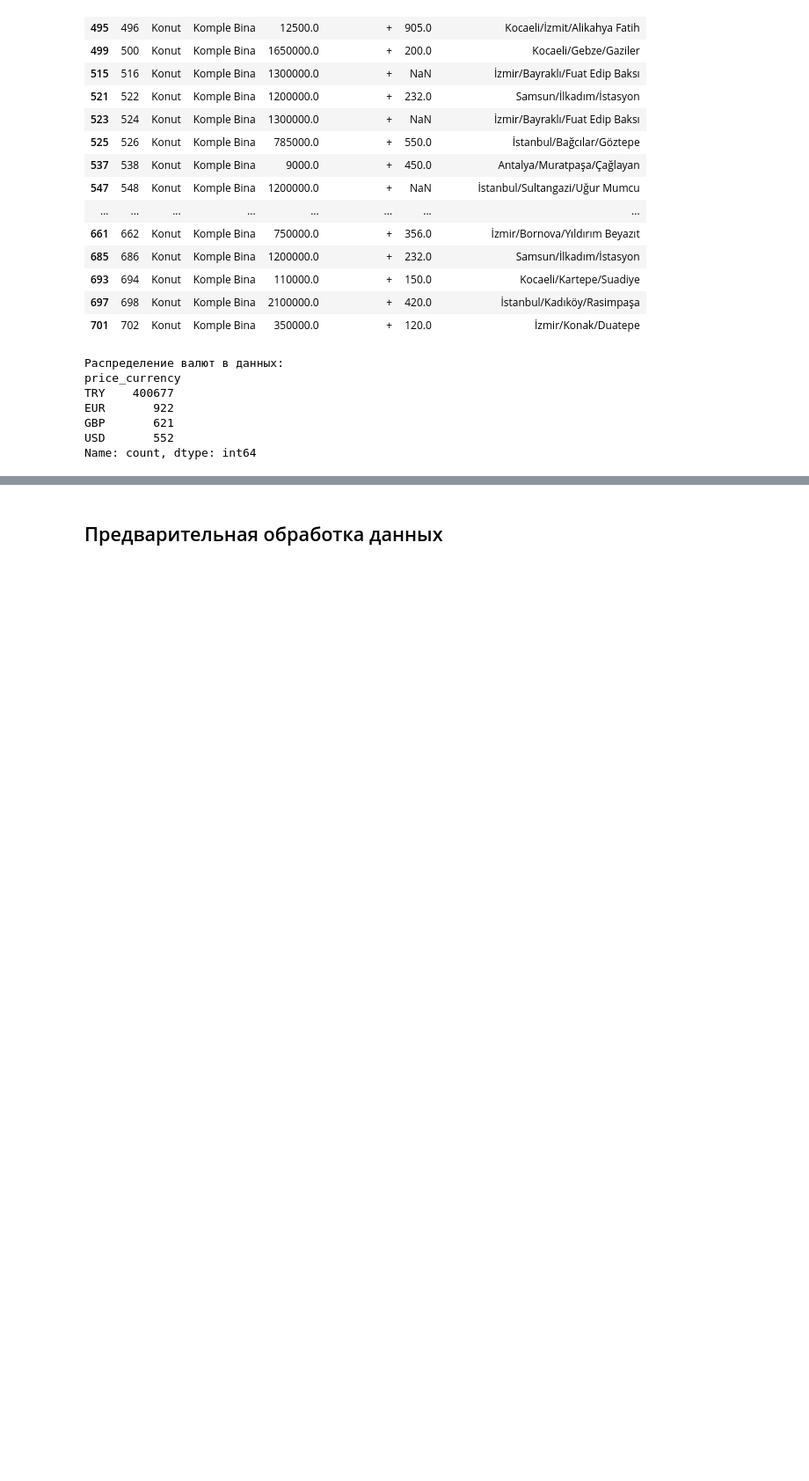
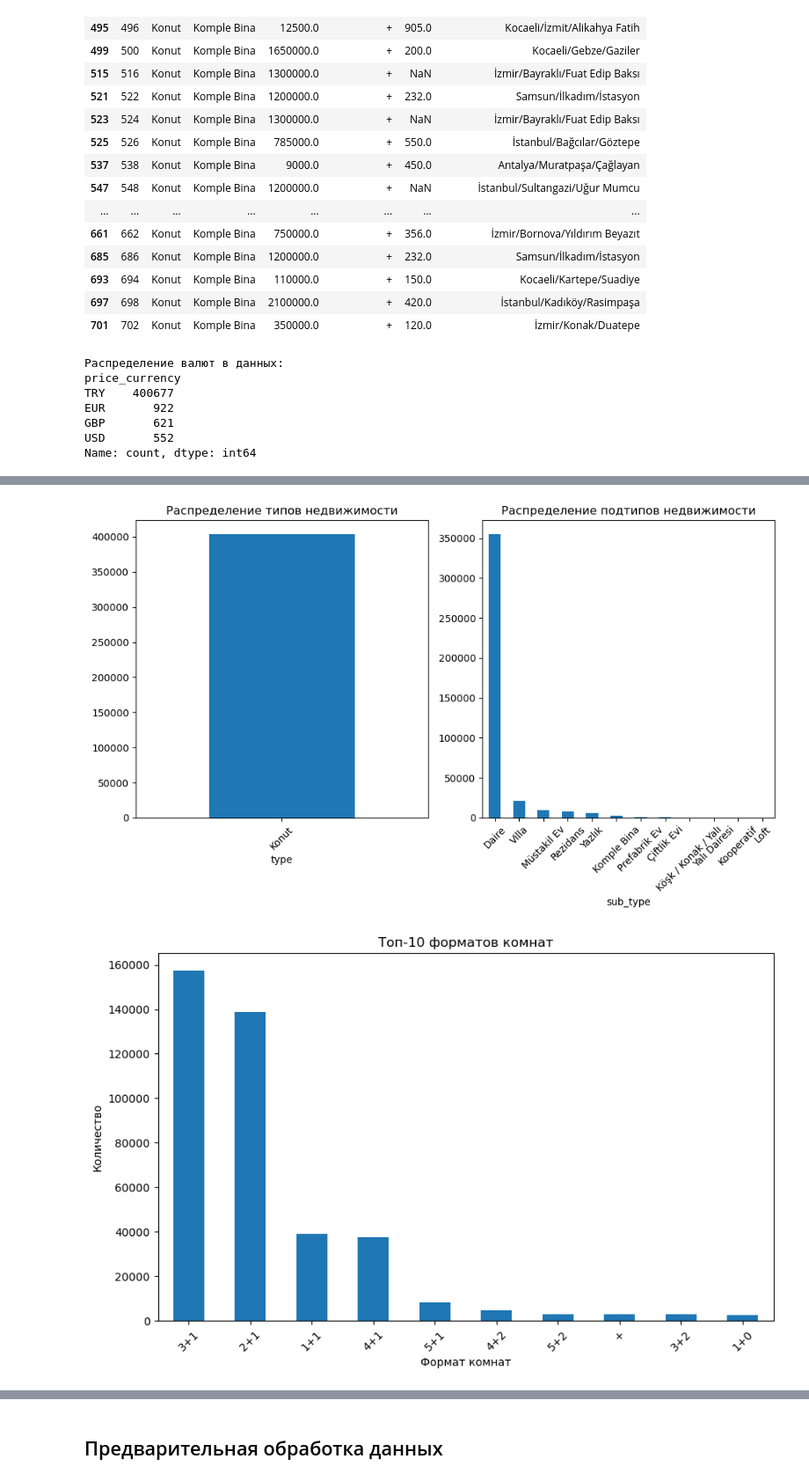
Before and after one commit to kri7ch/Machine-Learning-V2, a Jupyter notebook: joint_work/Рахмаев Петрова/jointworkFirst.ipynb, the cells around one changed output, grey strips where cells are left out. Shown at 88% size. Cells and saved outputs as stored; diff of their text form; code cells hidden in the pictures; blank space fills up the shorter version.

```diff
--- a/joint_work/Рахмаев Петрова/jointworkFirst.ipynb
+++ b/joint_work/Рахмаев Петрова/jointworkFirst.ipynb
@@ -241,0 +284,26 @@ Name: count, dtype: int64
+# %%
+# Распределение типов недвижимости
+fig, axes = plt.subplots(1, 2, figsize=(10, 6))
+
+df_before['type'].value_counts().plot(kind='bar', ax=axes[0])
+axes[0].set_title('Распределение типов недвижимости')
+axes[0].tick_params(axis='x', rotation=45)
+
+df_before['sub_type'].value_counts().plot(kind='bar', ax=axes[1])
+axes[1].set_title('Распределение подтипов недвижимости')
+axes[1].tick_params(axis='x', rotation=45)
+
+plt.tight_layout()
+plt.show()
+
+# Распределение формата комнат
+plt.figure(figsize=(10, 6))
+df_before['room_count'].value_counts().head(10).plot(kind='bar')
+plt.title('Топ-10 форматов комнат')
+plt.xlabel('Формат комнат')
+plt.ylabel('Количество')
+plt.xticks(rotation=45)
+plt.show()
+# %% [output]
+[figure, added]
+[figure, added]
```
Also changed, not shown: parts of 20 cells of this notebook, 1 other file.
